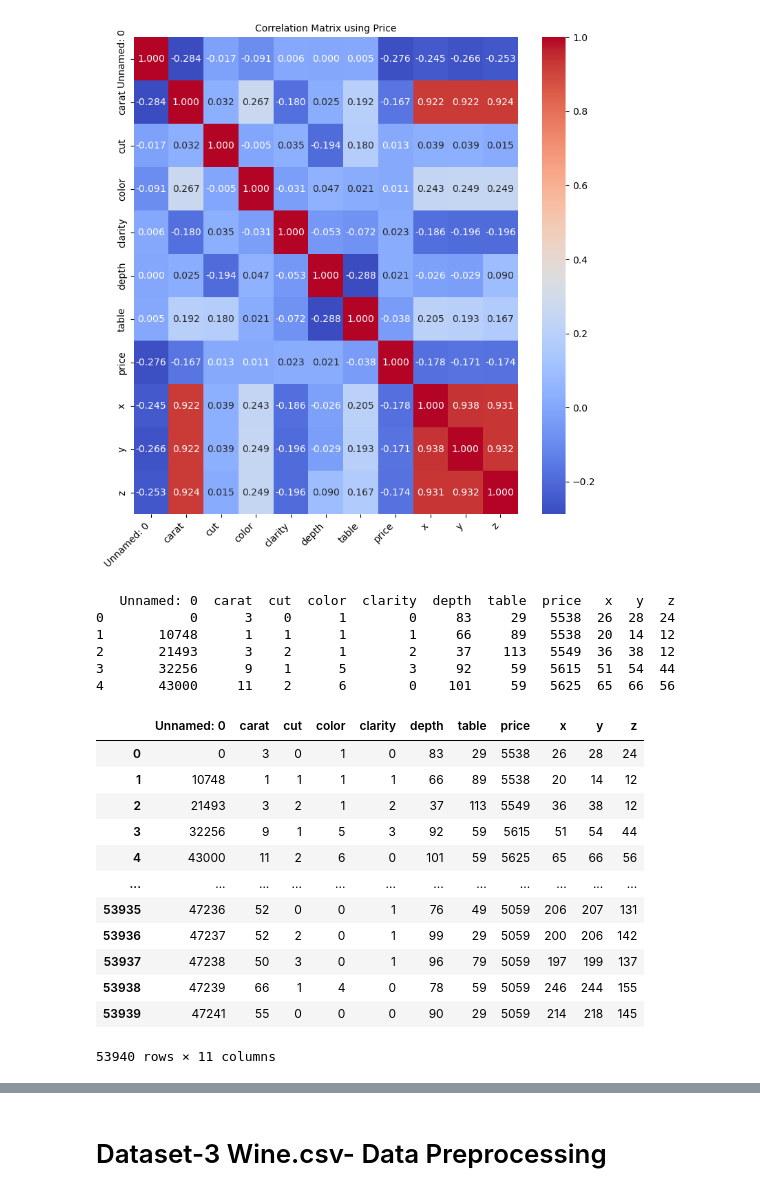
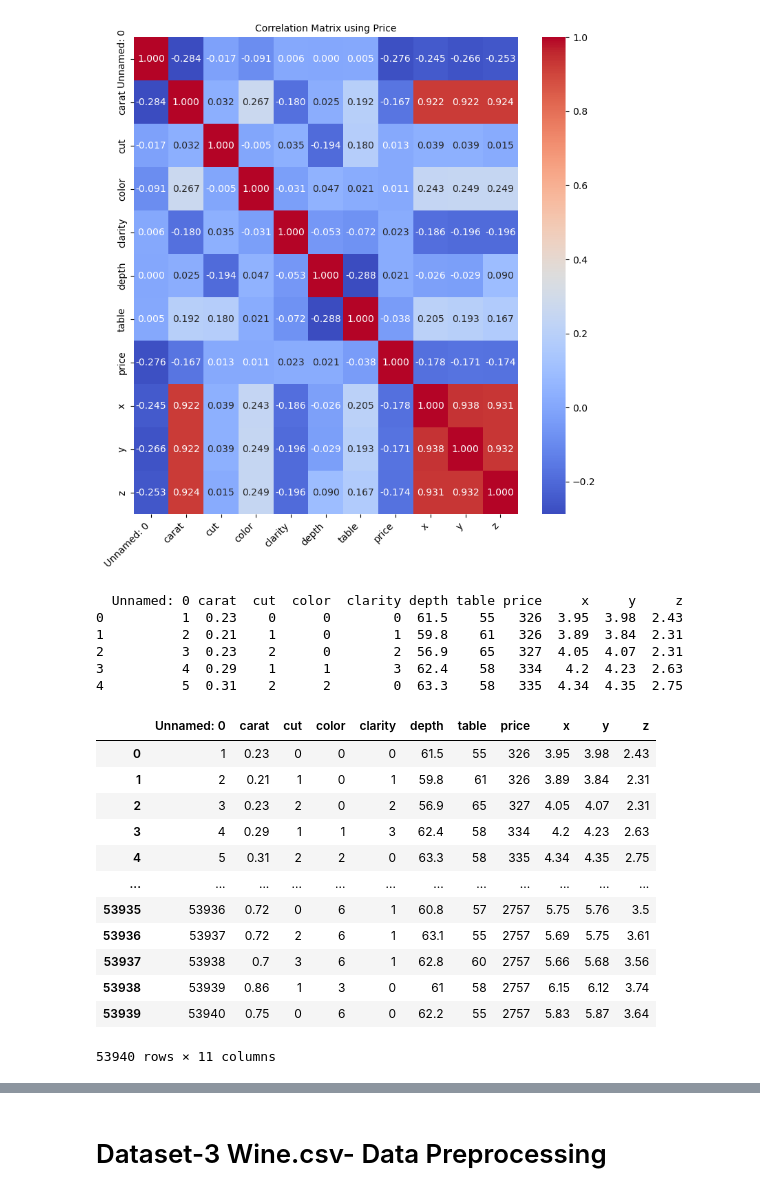
Before and after one commit to Sathwik-50606711/sgolla2_smunukot_assignment1, a Jupyter notebook: sgolla2_smunkot_assignment1_part_1.ipynb, the cells around one changed output, grey strips where cells are left out. Cells and saved outputs as stored; diff of their text form; code cells hidden in the pictures.

```diff
--- a/sgolla2_smunkot_assignment1_part_1.ipynb
+++ b/sgolla2_smunkot_assignment1_part_1.ipynb
@@ -484,31 +486,32 @@ Columns with low correlation: ['number of diamonds mined (millions)', 'average u
 [figure]
 # %%
 #onehot encoding
-for col in ['cut', 'clarity']:
-    df_diamond[col], _ = pd.factorize(df_diamond[col])
+df_diamond1 = df_diamond1.drop(columns=['number of diamonds mined (millions)', 'average us salary'])
+for col in ['cut', 'clarity','color']:
+    df_diamond1[col], _ = pd.factorize(df_diamond1[col])
 
-print(df_diamond.head())
+print(df_diamond1.head())
 # %% [output]
-   Unnamed: 0  carat  cut  color  clarity  depth  table  price   x   y   z
-0           0      3    0      1        0     83     29   5538  26  28  24
-1       10748      1    1      1        1     66     89   5538  20  14  12
-2       21493      3    2      1        2     37    113   5549  36  38  12
-3       32256      9    1      5        3     92     59   5615  51  54  44
-4       43000     11    2      6        0    101     59   5625  65  66  56
+  Unnamed: 0 carat  cut  color  clarity depth table price     x     y     z
+0          1  0.23    0      0        0  61.5    55   326  3.95  3.98  2.43
+1          2  0.21    1      0        1  59.8    61   326  3.89  3.84  2.31
+2          3  0.23    2      0        2  56.9    65   327  4.05  4.07  2.31
+3          4  0.29    1      1        3  62.4    58   334   4.2  4.23  2.63
+4          5  0.31    2      2        0  63.3    58   335  4.34  4.35  2.75
 # %%
-df_diamond['cut']= pd.Categorical(df_diamond['cut']).codes
-df_diamond
+df_diamond1['cut']= pd.Categorical(df_diamond1['cut']).codes
+df_diamond1
 # %% [output]
 |  | Unnamed: 0 | carat | cut | color | clarity | depth | table | price | x | y | z |
-| 0 | 0 | 3 | 0 | 1 | 0 | 83 | 29 | 5538 | 26 | 28 | 24 |
-| 1 | 10748 | 1 | 1 | 1 | 1 | 66 | 89 | 5538 | 20 | 14 | 12 |
-| 2 | 21493 | 3 | 2 | 1 | 2 | 37 | 113 | 5549 | 36 | 38 | 12 |
-| 3 | 32256 | 9 | 1 | 5 | 3 | 92 | 59 | 5615 | 51 | 54 | 44 |
-| 4 | 43000 | 11 | 2 | 6 | 0 | 101 | 59 | 5625 | 65 | 66 | 56 |
+| 0 | 1 | 0.23 | 0 | 0 | 0 | 61.5 | 55 | 326 | 3.95 | 3.98 | 2.43 |
+| 1 | 2 | 0.21 | 1 | 0 | 1 | 59.8 | 61 | 326 | 3.89 | 3.84 | 2.31 |
+| 2 | 3 | 0.23 | 2 | 0 | 2 | 56.9 | 65 | 327 | 4.05 | 4.07 | 2.31 |
+| 3 | 4 | 0.29 | 1 | 1 | 3 | 62.4 | 58 | 334 | 4.2 | 4.23 | 2.63 |
+| 4 | 5 | 0.31 | 2 | 2 | 0 | 63.3 | 58 | 335 | 4.34 | 4.35 | 2.75 |
 | ... | ... | ... | ... | ... | ... | ... | ... | ... | ... | ... | ... |
-| 53935 | 47236 | 52 | 0 | 0 | 1 | 76 | 49 | 5059 | 206 | 207 | 131 |
-| 53936 | 47237 | 52 | 2 | 0 | 1 | 99 | 29 | 5059 | 200 | 206 | 142 |
-| 53937 | 47238 | 50 | 3 | 0 | 1 | 96 | 79 | 5059 | 197 | 199 | 137 |
-| 53938 | 47239 | 66 | 1 | 4 | 0 | 78 | 59 | 5059 | 246 | 244 | 155 |
-| 53939 | 47241 | 55 | 0 | 0 | 0 | 90 | 29 | 5059 | 214 | 218 | 145 |
+| 53935 | 53936 | 0.72 | 0 | 6 | 1 | 60.8 | 57 | 2757 | 5.75 | 5.76 | 3.5 |
+| 53936 | 53937 | 0.72 | 2 | 6 | 1 | 63.1 | 55 | 2757 | 5.69 | 5.75 | 3.61 |
+| 53937 | 53938 | 0.7 | 3 | 6 | 1 | 62.8 | 60 | 2757 | 5.66 | 5.68 | 3.56 |
+| 53938 | 53939 | 0.86 | 1 | 3 | 0 | 61 | 58 | 2757 | 6.15 | 6.12 | 3.74 |
+| 53939 | 53940 | 0.75 | 0 | 6 | 0 | 62.2 | 55 | 2757 | 5.83 | 5.87 | 3.64 |
 53940 rows × 11 columns
```
Also changed, not shown: parts of 5 cells of this notebook, 3 other files.
